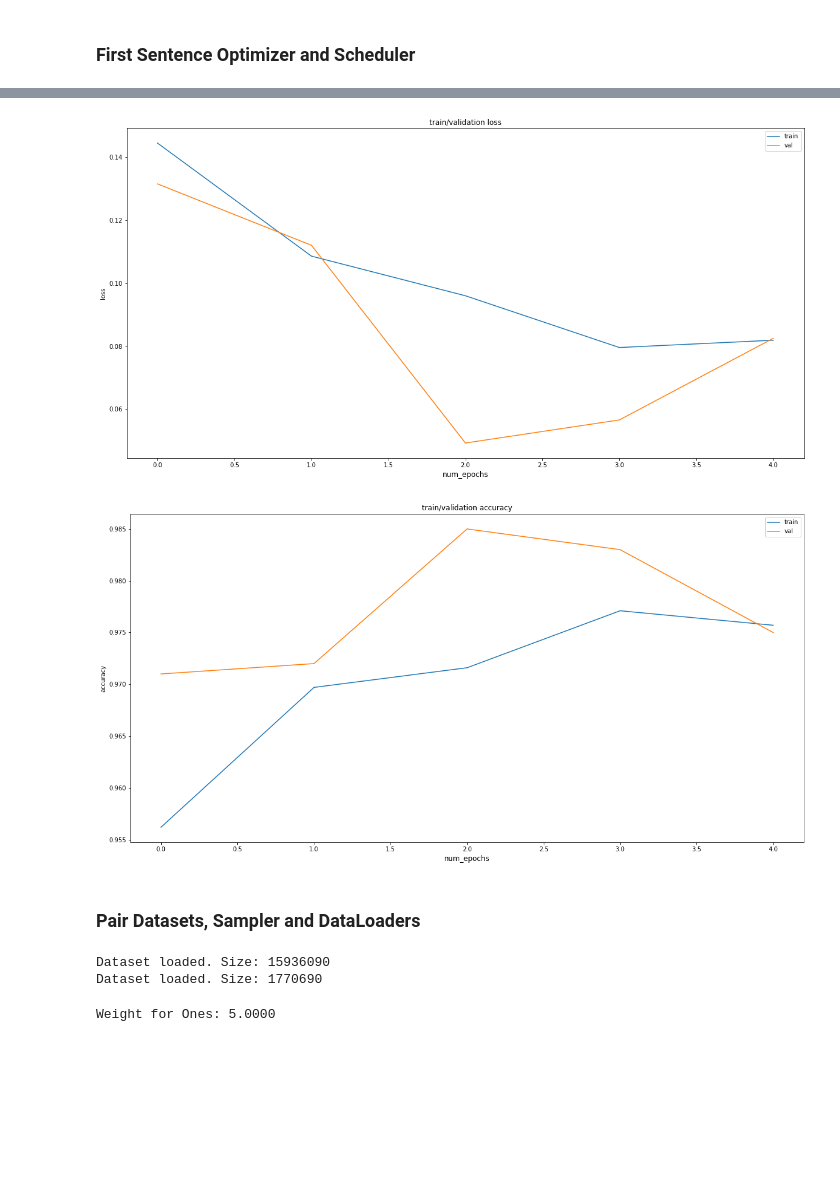
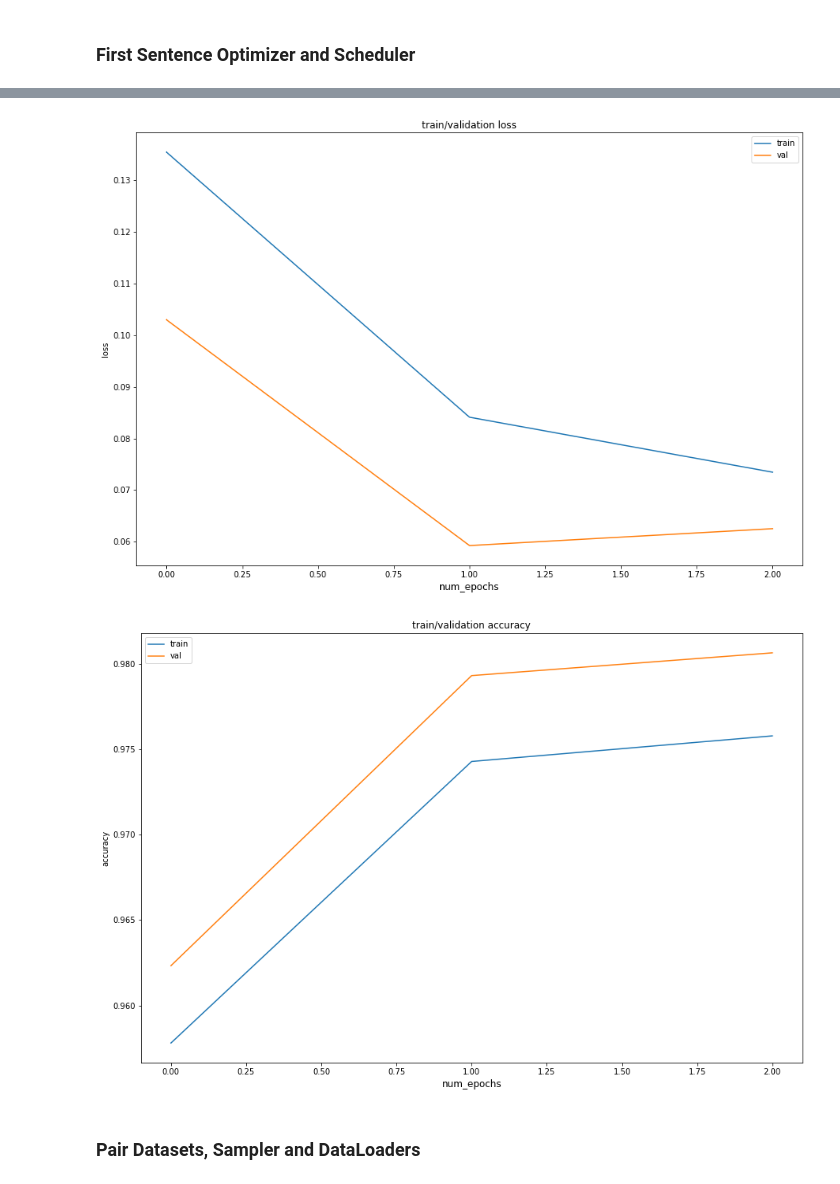
Before and after one commit to david-siqi-liu/sentence-ordering, a Jupyter notebook: dc2-notebook-sq2liu.ipynb, the cells around one changed output, grey strips where cells are left out. Saved outputs shown, nothing was run; the diff lists cells and outputs as text; code cells hidden in the pictures; blank space fills up the shorter version.

```diff
--- a/dc2-notebook-sq2liu.ipynb
+++ b/dc2-notebook-sq2liu.ipynb
@@ -774,5 +187,0 @@ dataloaders_fsent = {
-# %%
-dataset_sizes_fsent = {
-    'train' : args['num_train_samples_fsent'],
-    'val' : args['num_val_samples_fsent'],
-}
@@ -783,16 +202,23 @@ optimizer_fsent = get_optimizer_fsent(model_fsent)
+# %%
+optimizer_fsent = model.get_optimizer(
+    model_fsent,
+    config.args['model_fsent']['lr'],
+    config.args['model_fsent']['adam_eps']
+)
 # %%
-scheduler_fsent = get_scheduler_fsent(
+scheduler_fsent = model.get_scheduler(
     optimizer_fsent,
-    len(train_dataloader_fsent) * args['num_epochs_fsent']
+     config.args['model_fsent']['warmup_steps'],
+    len(train_dataloader_fsent) * config.args['model_fsent']['num_epochs']
 )
 # %%
-model_fsent, best_epoch_fsent, losses_fsent, accuracies_fsent = train(
+model_fsent, best_epoch_fsent, losses_fsent, accuracies_fsent = model.train_fsent(
     model=model_fsent,
-    model_name='fsent',
+    device=device,
     dataloaders=dataloaders_fsent,
     dataset_sizes=dataset_sizes_fsent,
     optimizer=optimizer_fsent,
     scheduler=scheduler_fsent,
-    num_epochs=args['num_epochs_fsent']
+    num_epochs=config.args['model_fsent']['num_epochs']
 )
 # %% [output]
@@ -829,35 +242,10 @@ Best Val Acc: 0.985000 at Epoch: 2
 # %%
-plot_statistics("loss", losses_fsent)
+utils.plot_statistics("loss", losses_fsent)
 # %% [output]
-[figure, old version]
+[figure, new version]
 # %%
-plot_statistics("accuracy", accuracies_fsent)
+utils.plot_statistics("accuracy", accuracies_fsent)
 # %% [output]
-[figure, old version]
+[figure, new version]
 # %% [markdown]
 ### Pair Datasets, Sampler and DataLoaders
-# %%
-train_dataset_pair = SentencePairDataset(train_set, tokenizer, args['max_seq_length_pair'])
-val_dataset_pair = SentencePairDataset(val_set, tokenizer, args['max_seq_length_pair'])
-# %% [output]
-Dataset loaded. Size: 15936090
-Dataset loaded. Size: 1770690
-# %%
-train_weights_pair, weight_one_pair = get_weights_for_balanced_classes(
-    train_dataset_pair,
-    target_ratio=args['target_ratio']
-)
-
-train_sampler_pair = WeightedRandomSampler(
-    weights=train_weights_pair,
-    num_samples=args['num_train_samples_pair'],
-    replacement=False
-)
-
-val_sampler_pair = RandomSampler(
-    data_source=val_dataset_pair,
-    num_samples=args['num_val_samples_pair'],
-    replacement=True
-)
-# %% [output]
-Weight for Ones: 5.0000
```
Also changed, not shown: parts of 80 cells of this notebook, 4 other files.
